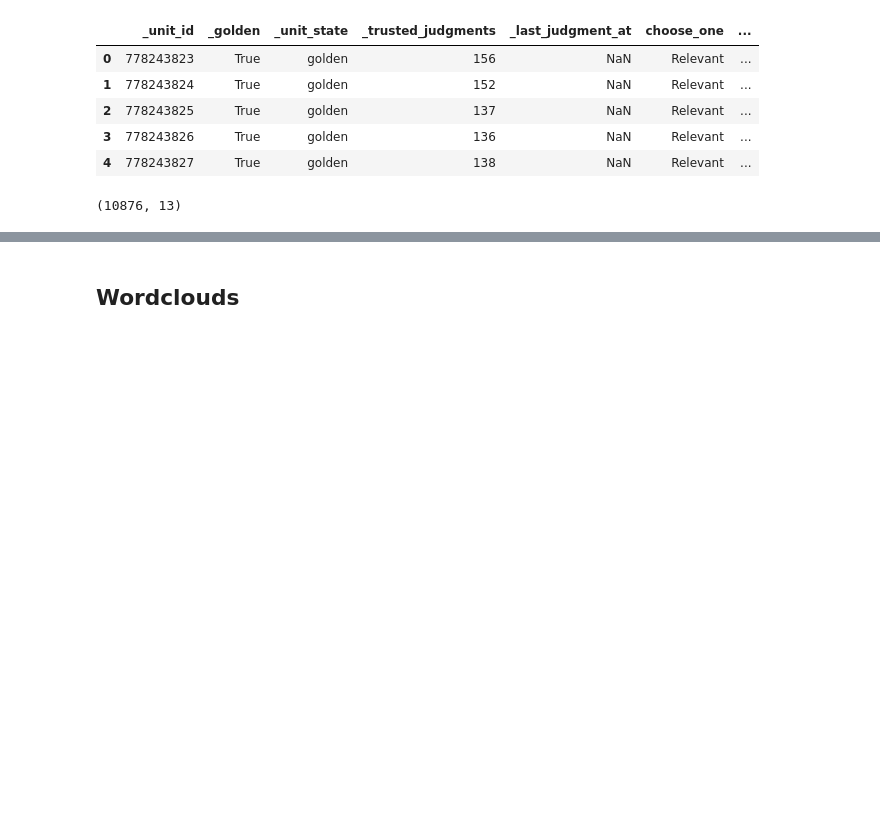
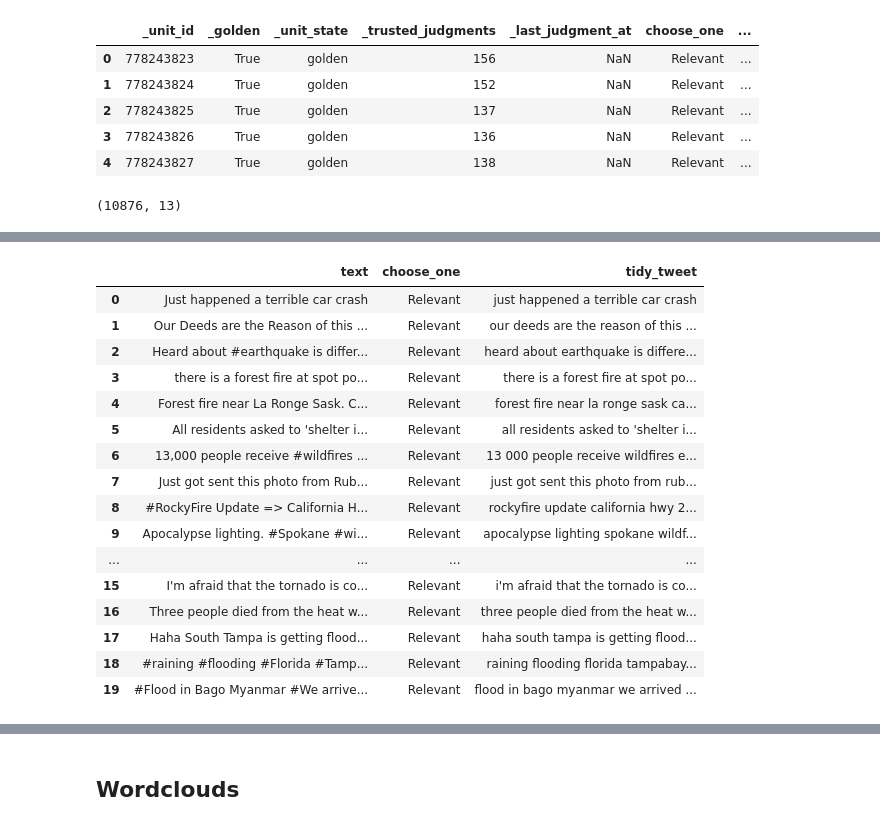
Before and after one commit to shahp7575/disaster-tweets, a Jupyter notebook: social-media-disaster.ipynb, the cells around one changed output, grey strips where cells are left out. Cells and saved outputs as stored; diff of their text form; code cells hidden in the pictures; blank space fills up the shorter version.

Commit message:
cleaned data

```diff
--- a/social-media-disaster.ipynb
+++ b/social-media-disaster.ipynb
@@ -34,0 +85,12 @@ disaster.shape
+# %%
+# remove pattern function
+def remove_pattern(input_text, pattern):
+    r = re.findall(pattern=pattern, string=input_text)
+
+    for i in r:
+        input_text = re.sub(i, '', input_text)
+
+    return input_text
+# %%
+# Removing all words starting with @
+df['tidy_tweet'] = np.vectorize(remove_pattern)(df['text'], '@[\w]*')
@@ -34,0 +102,13 @@ disaster.shape
+# %%
+# Removing special characters, punctuations, numbers, links
+def clean_tweet(text_field):
+    df[text_field] = df[text_field].str.replace(r'http\S+', '')
+    df[text_field] = df[text_field].str.replace(r'http', '')
+    df[text_field] = df[text_field].str.replace(r'https\S+', '')
+    df[text_field] = df[text_field].str.replace(r'https', '')
+    df[text_field] = df[text_field].str.replace("[^a-zA-Z0-9@\'\"]", " ")
+    df[text_field] = df[text_field].str.replace(r'@', 'at')
+    df[text_field] = df[text_field].str.lower()
+    return df
+# %%
+df = clean_tweet('tidy_tweet')
@@ -34,0 +133,20 @@ disaster.shape
+# %%
+df.head(20)
+# %% [output]
+|  | text | choose_one | tidy_tweet |
+| 0 | Just happened a terrible car crash | Relevant | just happened a terrible car crash |
+| 1 | Our Deeds are the Reason of this ... | Relevant | our deeds are the reason of this ... |
+| 2 | Heard about #earthquake is differ... | Relevant | heard about earthquake is differe... |
+| 3 | there is a forest fire at spot po... | Relevant | there is a forest fire at spot po... |
+| 4 | Forest fire near La Ronge Sask. C... | Relevant | forest fire near la ronge sask ca... |
+| 5 | All residents asked to 'shelter i... | Relevant | all residents asked to 'shelter i... |
+| 6 | 13,000 people receive #wildfires ... | Relevant | 13 000 people receive wildfires e... |
+| 7 | Just got sent this photo from Rub... | Relevant | just got sent this photo from rub... |
+| 8 | #RockyFire Update => California H... | Relevant | rockyfire update california hwy 2... |
+| 9 | Apocalypse lighting. #Spokane #wi... | Relevant | apocalypse lighting spokane wildf... |
+| ... | ... | ... | ... |
+| 15 | I'm afraid that the tornado is co... | Relevant | i'm afraid that the tornado is co... |
+| 16 | Three people died from the heat w... | Relevant | three people died from the heat w... |
+| 17 | Haha South Tampa is getting flood... | Relevant | haha south tampa is getting flood... |
+| 18 | #raining #flooding #Florida #Tamp... | Relevant | raining flooding florida tampabay... |
+| 19 | #Flood in Bago Myanmar #We arrive... | Relevant | flood in bago myanmar we arrived ... |
```
Also changed, not shown: parts of 17 cells of this notebook.
